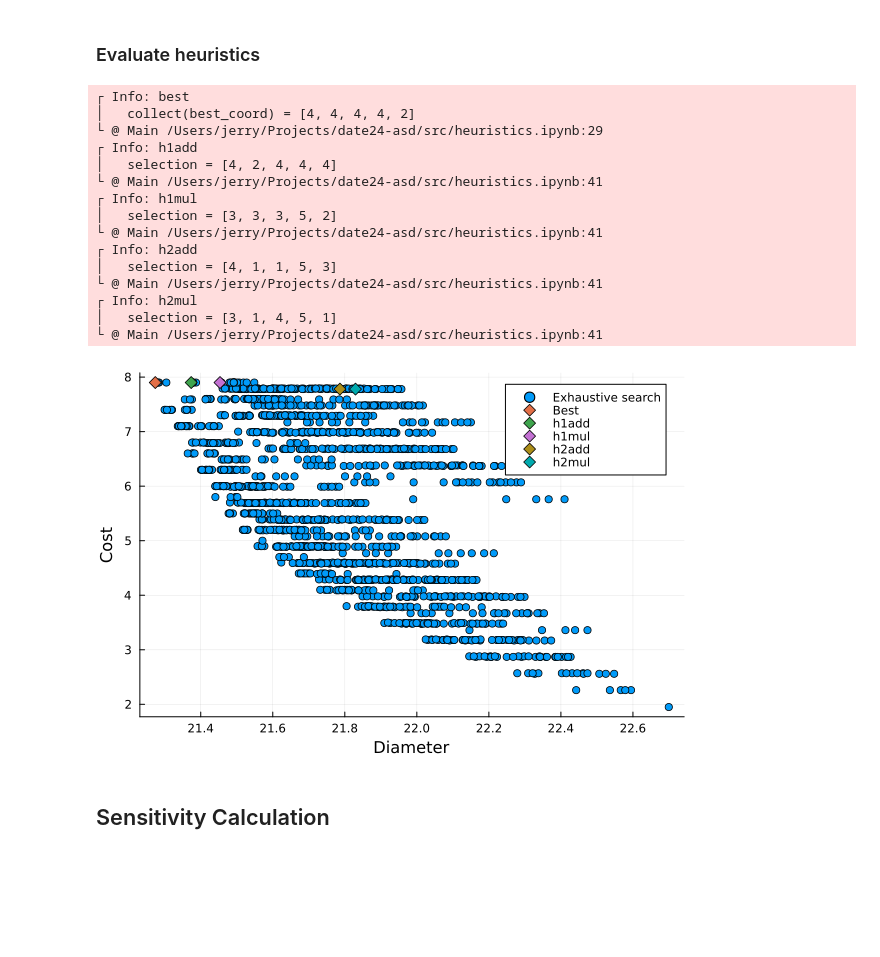
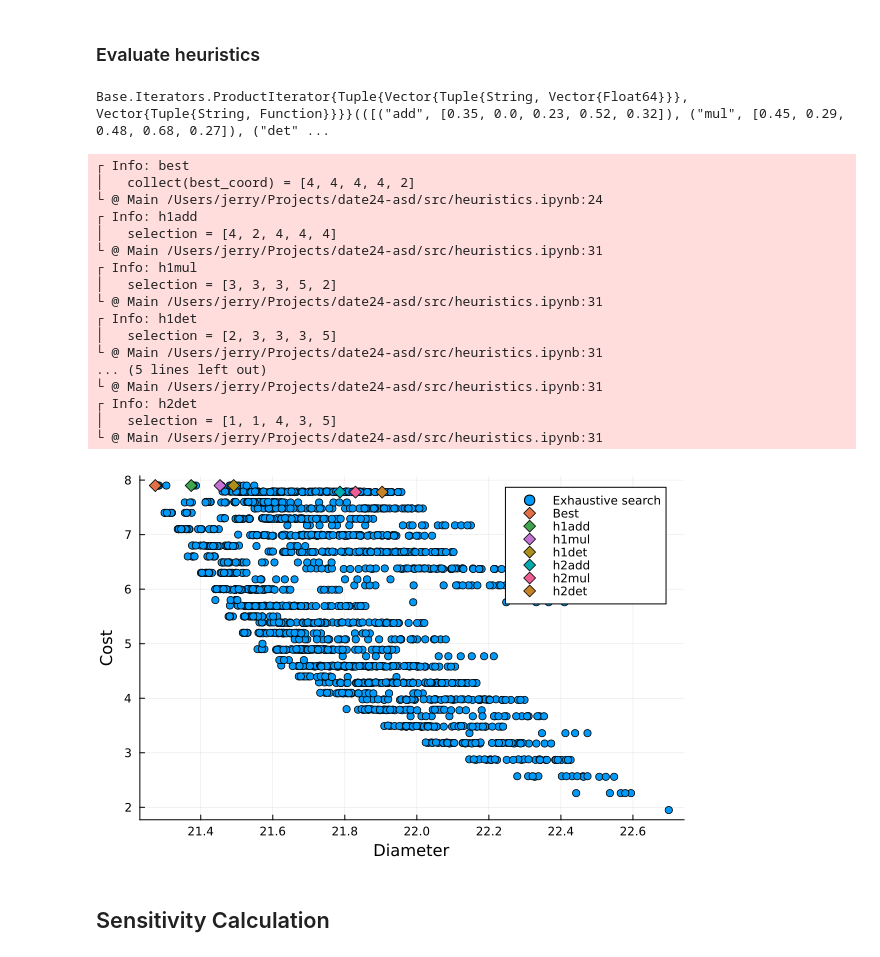
Before and after one commit to shengjiex98-papers/icaa-24-neural-architecture-sizing, a Jupyter notebook: src/heuristics.ipynb, the cells around one changed output. Cells and saved outputs as stored; diff of their text form; code cells hidden in the pictures; blank space fills up the shorter version.

Commit message:
Add evaluation for determinant-based sensitivity

```diff
--- a/src/heuristics.ipynb
+++ b/src/heuristics.ipynb
@@ -157,15 +157,30 @@ end
 heuristic2 (generic function with 1 method)
 # %% [markdown]
 ### Evaluate heuristics
+# %%
+budget = 8
+
+# Sensitivity values
+mul_sensitivity = [0.45, 0.29, 0.48, 0.68, 0.27]
+add_sensitivity = [0.35, 0.0, 0.23, 0.52, 0.32]
+det_sensitivity = [1.6, 1.8, 2.9, 2.3, 4.3]
+
+sensitivities = [
+    ("add", add_sensitivity),
+    ("mul", mul_sensitivity),
+    ("det", det_sensitivity)]
+heuristics = [
+    ("h1", heuristic1),
+    ("h2", heuristic2)]
+
+# Construct combinations of sensitivities and heuristics
+combos = Iterators.product(sensitivities, heuristics)
+# %% [output]
+Base.Iterators.ProductIterator{Tuple{Vector{Tuple{String, Vector{Float64}}}, Vector{Tuple{String, Function}}}}(([("add", [0.35, 0.0, 0.23, 0.52, 0.32]), ("mul", [0.45, 0.29, 0.48, 0.68, 0.27]), ("det" ...
 # %%
 function mark_point!(plt::Plots.Plot, selection::Vector{<:Real}, label::String)
     scatter!([diameters[selection...]], [costs[selection...]], label=label, marker=(:diamond, 6))
 end
-
-# Two sensitivities
-mul_sensitivity = [0.45, 0.29, 0.48, 0.68, 0.27]
-add_sensitivity = [0.35, 0.0, 0.23, 0.52, 0.32]
-budget = 8
 
 # Draw all points from the exhaustive search as baseline
 filter = costs .<= budget
@@ -179,49 +194,46 @@ plt = scatter(
 # Find the best strategy
 best = Inf
 best_coord = 0
 for i in axes(points, 2)
     coord = points[1, i]
     if costs[coord...] <= budget && diameters[coord...] < best
         best_coord = coord
         best = diameters[coord...]
     end
 end
 @info "best" collect(best_coord)
 mark_point!(plt, collect(best_coord), "Best")
 
-# Construction combinations of sensitivities and heuristics
-heuristics = [("h1", heuristic1), ("h2", heuristic2)]
-sensitivities = [("add", add_sensitivity), ("mul", mul_sensitivity)]
-combos = Iterators.product(sensitivities, heuristics)
-
 # Draw combinations on diagram
 for combo in combos
     selection = combo[2][2](combo[1][2], budget, efficient_net_map)
     label = combo[2][1] * combo[1][1]
     @info label selection
     mark_point!(plt, selection, label)
 end
 
 # Show plot
-savefig(plt, "plot.pdf")
+savefig(plt, "plot_budget_$budget.pdf")
 plt
 # %% [output]
 ┌ Info: best
 │   collect(best_coord) = [4, 4, 4, 4, 2]
-└ @ Main /Users/jerry/Projects/date24-asd/src/heuristics.ipynb:29
+└ @ Main /Users/jerry/Projects/date24-asd/src/heuristics.ipynb:24
 ┌ Info: h1add
 │   selection = [4, 2, 4, 4, 4]
-└ @ Main /Users/jerry/Projects/date24-asd/src/heuristics.ipynb:41
+└ @ Main /Users/jerry/Projects/date24-asd/src/heuristics.ipynb:31
 ┌ Info: h1mul
 │   selection = [3, 3, 3, 5, 2]
-└ @ Main /Users/jerry/Projects/date24-asd/src/heuristics.ipynb:41
-┌ Info: h2add
-│   selection = [4, 1, 1, 5, 3]
-└ @ Main /Users/jerry/Projects/date24-asd/src/heuristics.ipynb:41
-┌ Info: h2mul
-│   selection = [3, 1, 4, 5, 1]
-└ @ Main /Users/jerry/Projects/date24-asd/src/heuristics.ipynb:41
+└ @ Main /Users/jerry/Projects/date24-asd/src/heuristics.ipynb:31
+┌ Info: h1det
+│   selection = [2, 3, 3, 3, 5]
+└ @ Main /Users/jerry/Projects/date24-asd/src/heuristics.ipynb:31
+... (5 lines left out)
+└ @ Main /Users/jerry/Projects/date24-asd/src/heuristics.ipynb:31
+┌ Info: h2det
+│   selection = [1, 1, 4, 3, 5]
+└ @ Main /Users/jerry/Projects/date24-asd/src/heuristics.ipynb:31
-[figure, old version]
+[figure, new version]
 # %% [markdown]
 ## Sensitivity Calculation
 # %%
```
Also changed, not shown: 2 other files.
